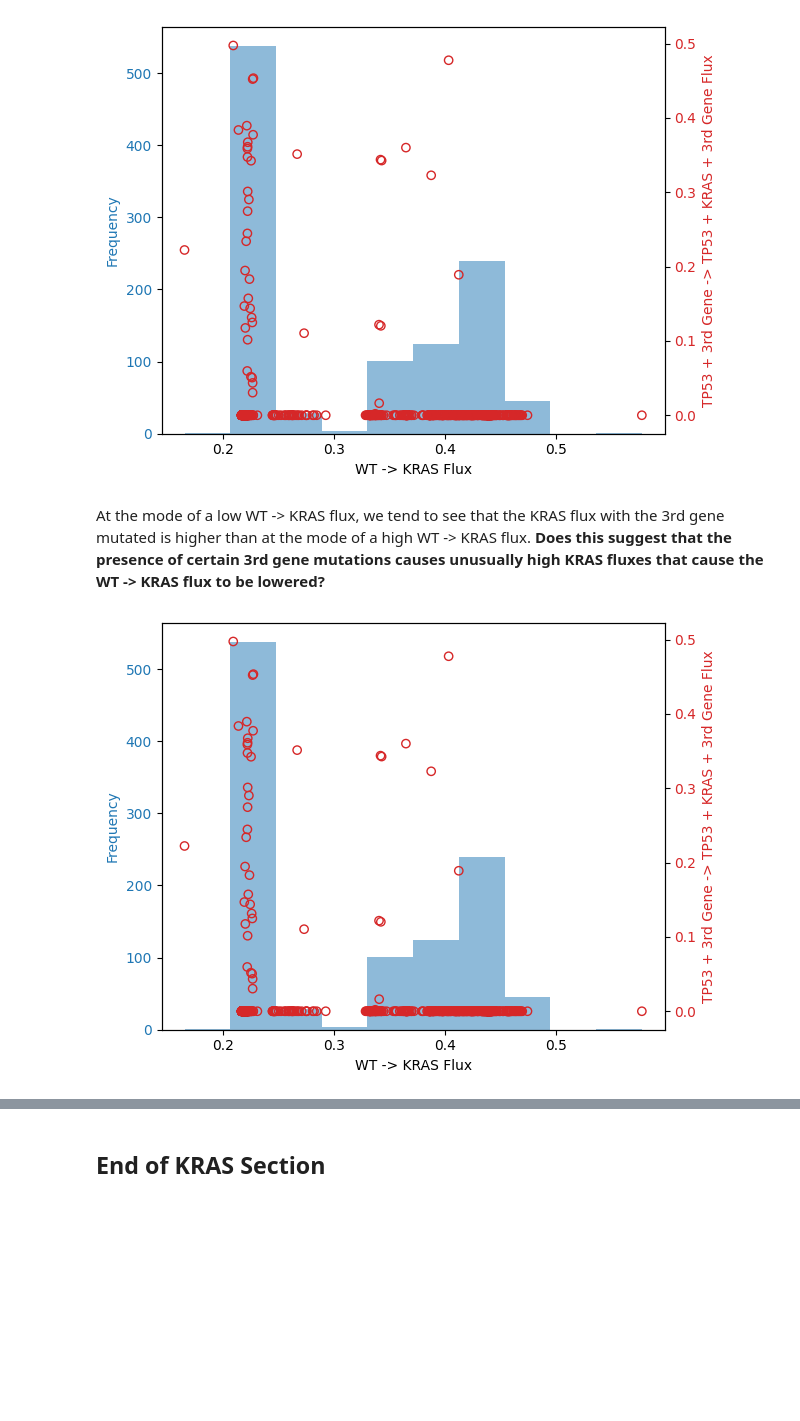
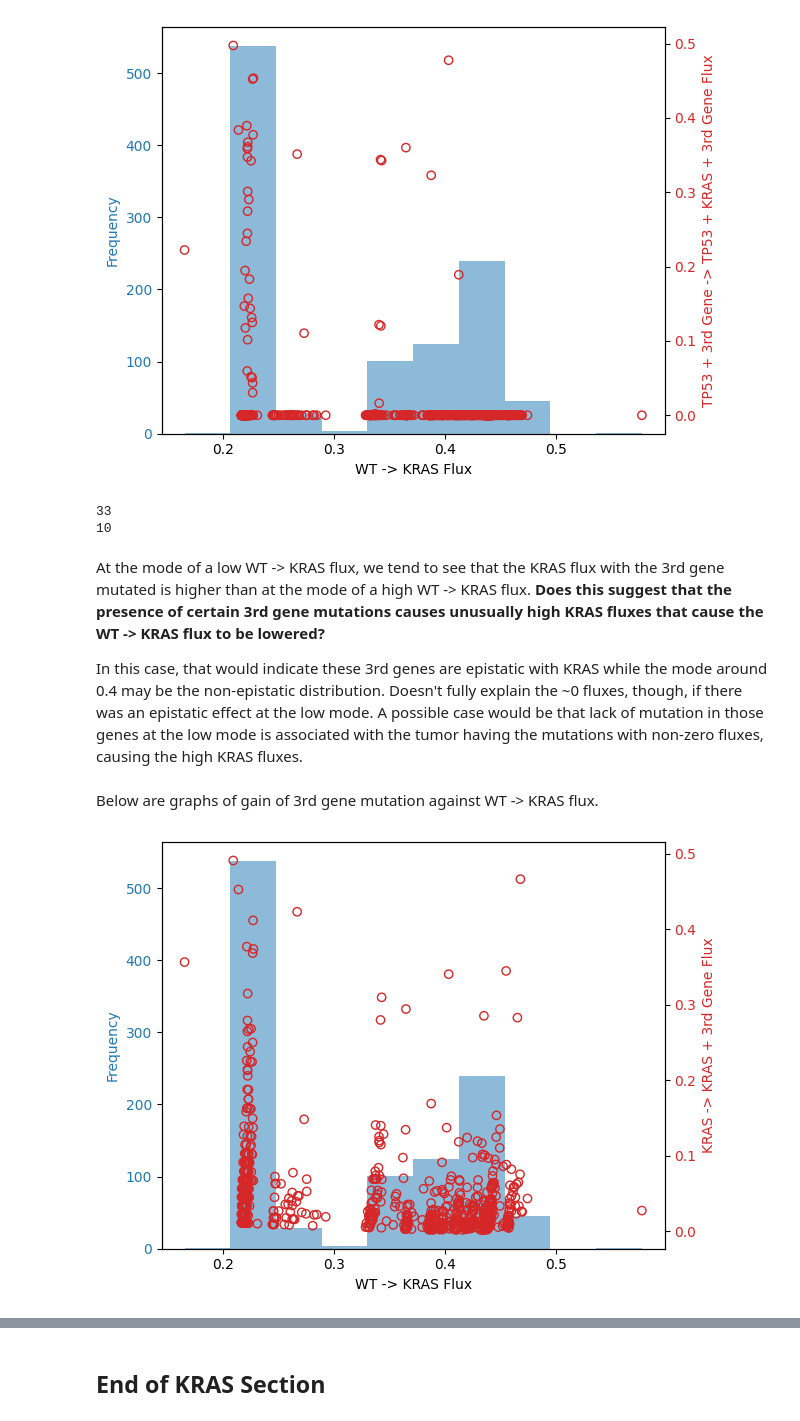
Before and after one commit to Townsend-Lab-Yale/lung-smoking, a Jupyter notebook: code/Flux_Differences.ipynb, the cells around one changed output, grey strips where cells are left out. Cells and saved outputs as stored; diff of their text form; code cells hidden in the pictures; blank space fills up the shorter version.

Commit message:
Updates on KRAS Bimodal Distribution     New hypothesis for cause Quantify patients with each mutation     To be used for clinical relevance

```diff
--- a/code/Flux_Differences.ipynb
+++ b/code/Flux_Differences.ipynb
@@ -288,40 +296,51 @@ fig.tight_layout()  # otherwise the right y-label is slightly clipped
 plt.show()
 # %% [output]
 [figure]
+# %%
+#comparison of high flux genes between the two modes
+print(len([k for k,v in fluxes_mutant_KRAS.items() if k in KRAS_mode1_genes and v > 0.001]))
+print(len([k for k,v in fluxes_mutant_KRAS.items() if k in KRAS_mode2_genes and v > 0.001]))
+# %% [output]
+33
+10
 # %% [markdown]
 At the mode of a low WT -> KRAS flux, we tend to see that the KRAS flux with the 3rd gene mutated is higher than at the mode of a high WT -> KRAS flux. **Does this suggest that the presence of certain 3rd gene mutations causes unusually high KRAS fluxes that cause the WT -> KRAS flux to be lowered?**
+
+In this case, that would indicate these 3rd genes are epistatic with KRAS while the mode around 0.4 may be the non-epistatic distribution. Doesn't fully explain the ~0 fluxes, though, if there was an epistatic effect at the low mode. A possible case would be that lack of mutation in those genes at the low mode is associated with the tumor having the mutations with non-zero fluxes, causing the high KRAS fluxes.
+# %% [markdown]
+Below are graphs of gain of 3rd gene mutation against WT -> KRAS flux.
 # %%
-fluxes_mutant_KRAS = filter_to_xy((1,0,1), (1,1,1), all_fluxes)
+fluxes_mutant_KRAS = filter_to_xy((0,1,0), (0,1,1), all_fluxes)
 fluxes_mutant_KRAS['TP53'] = flux_TP53
 fluxes_mutant_KRAS['KRAS'] = flux_KRAS
 
 KRAS_3rd_fluxes = dict()
 for key in gene_fluxes_KRAS:
     KRAS_3rd_fluxes[key] = (gene_fluxes_KRAS[key], fluxes_mutant_KRAS[key])
 
 #x for KRAS, y for 3rd gene
 x = []
 y = []
 for i in KRAS_3rd_fluxes.values():
     x.append(i[0])
     y.append(i[1])
 
 fig, ax1 = plt.subplots()
 
 color = 'tab:blue'
 ax1.set_xlabel("WT -> KRAS Flux")
 ax1.set_ylabel('Frequency', color=color)  # we already handled the x-label with ax1
 ax1.hist(fluxes_KRAS, alpha = 0.5, color=color)
 ax1.tick_params(axis='y', labelcolor=color)
 
 ax2 = ax1.twinx()  # instantiate a second axes that shares the same x-axis
 
 color = 'tab:red'
-ax2.set_ylabel("TP53 + 3rd Gene -> TP53 + KRAS + 3rd Gene Flux", color=color)
+ax2.set_ylabel("KRAS -> KRAS + 3rd Gene Flux", color=color)
 ax2.scatter(x, y, color='none', edgecolor = color)
 ax2.tick_params(axis='y', labelcolor=color)
 
 fig.tight_layout()  # otherwise the right y-label is slightly clipped
 plt.show()
 # %% [output]
-[figure, old version]
+[figure, new version]
```
Also changed, not shown: parts of 30 cells of this notebook, 1 other file.
